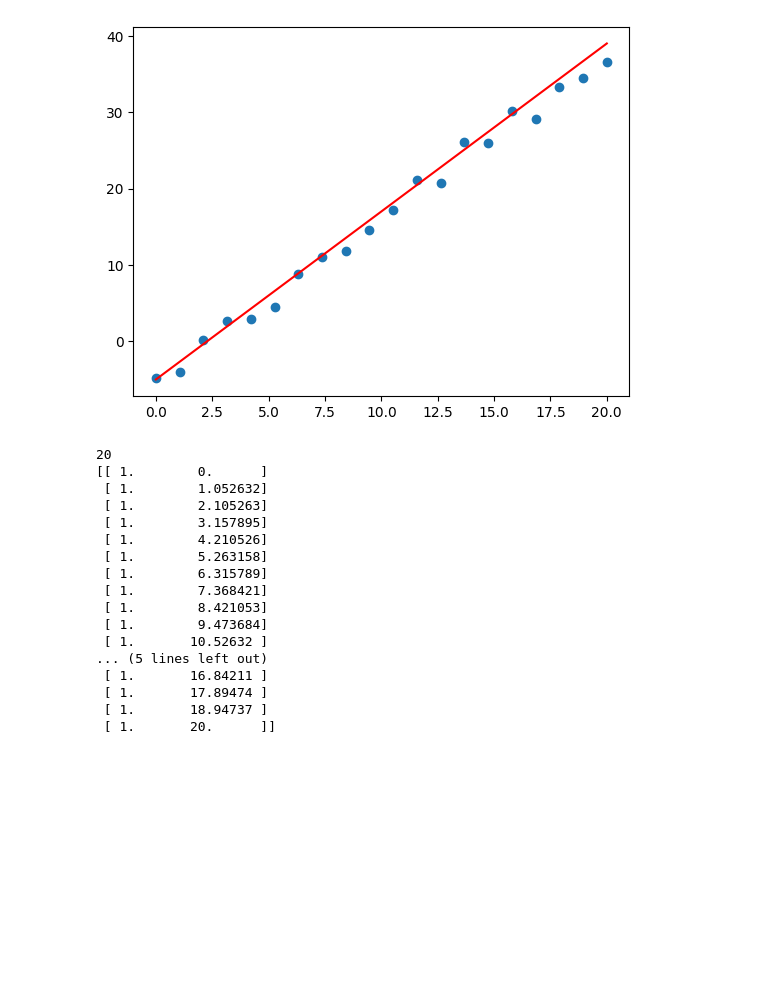
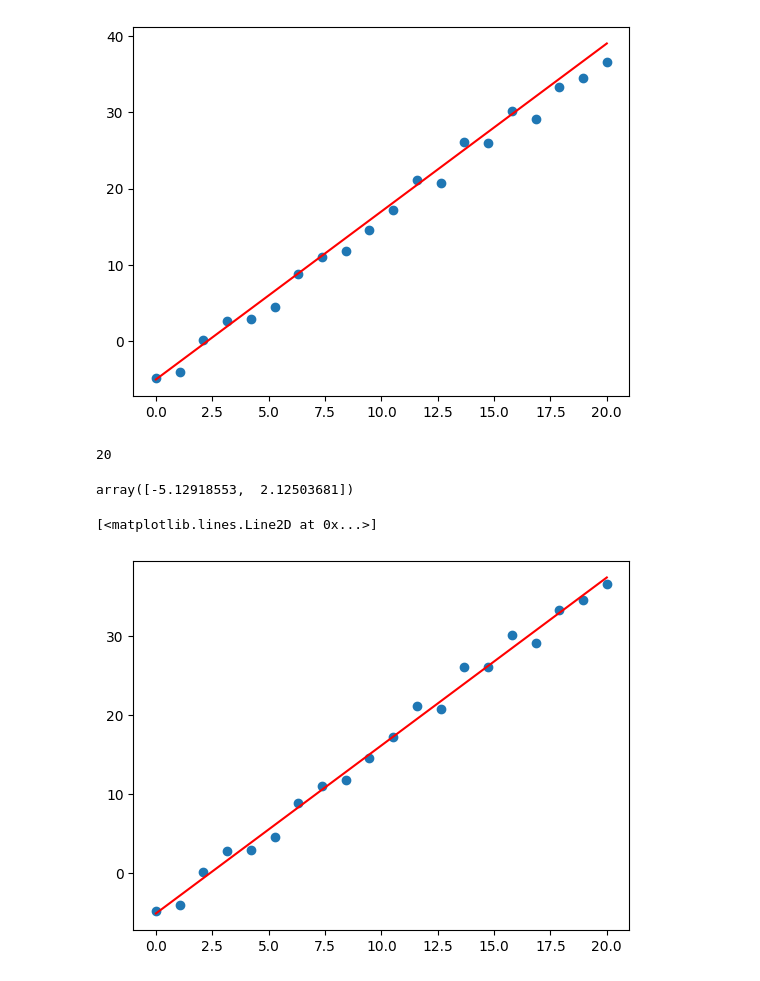
Before and after one commit to asegura4488/MetodosComputacionales2026, a Jupyter notebook: Semana11/MinimosCuadrados.ipynb, the cells around one changed output. Drawn from its saved outputs; the diff is of its cells as text; code cells hidden in the pictures; blank space fills up the shorter version.

```diff
--- a/Semana11/MinimosCuadrados.ipynb
+++ b/Semana11/MinimosCuadrados.ipynb
@@ -112,24 +112,26 @@ def GetFit(x,y,n=1):
   for i in range(1,n+1):
     A[:,i] = x**i
 
-  print(A)
+  #print(A)
+
+  AT = np.dot(A.T, A)
+  bT = np.dot(A.T, b)
+
+  xsol = np.linalg.solve(AT, bT)
+
+  return xsol
-# %%
-GetFit(x,y)
-# %% [output]
-20
-[[ 1.        0.      ]
- [ 1.        1.052632]
- [ 1.        2.105263]
- [ 1.        3.157895]
- [ 1.        4.210526]
- [ 1.        5.263158]
- [ 1.        6.315789]
- [ 1.        7.368421]
- [ 1.        8.421053]
- [ 1.        9.473684]
- [ 1.       10.52632 ]
-... (5 lines left out)
- [ 1.       16.84211 ]
- [ 1.       17.89474 ]
- [ 1.       18.94737 ]
- [ 1.       20.      ]]
+# %%
+xsol = GetFit(x,y,n=1)
+xsol
+# %% [output]
+20
+array([-5.12918553,  2.12503681])
+# %%
+_x = np.linspace(min(x),max(x),100)
+_y = GetModel(_x,xsol)
+# %%
+plt.scatter(x,y)
+plt.plot(_x,_y,'r')
+# %% [output]
+[<matplotlib.lines.Line2D at 0x...>]
+[figure, added]
```
